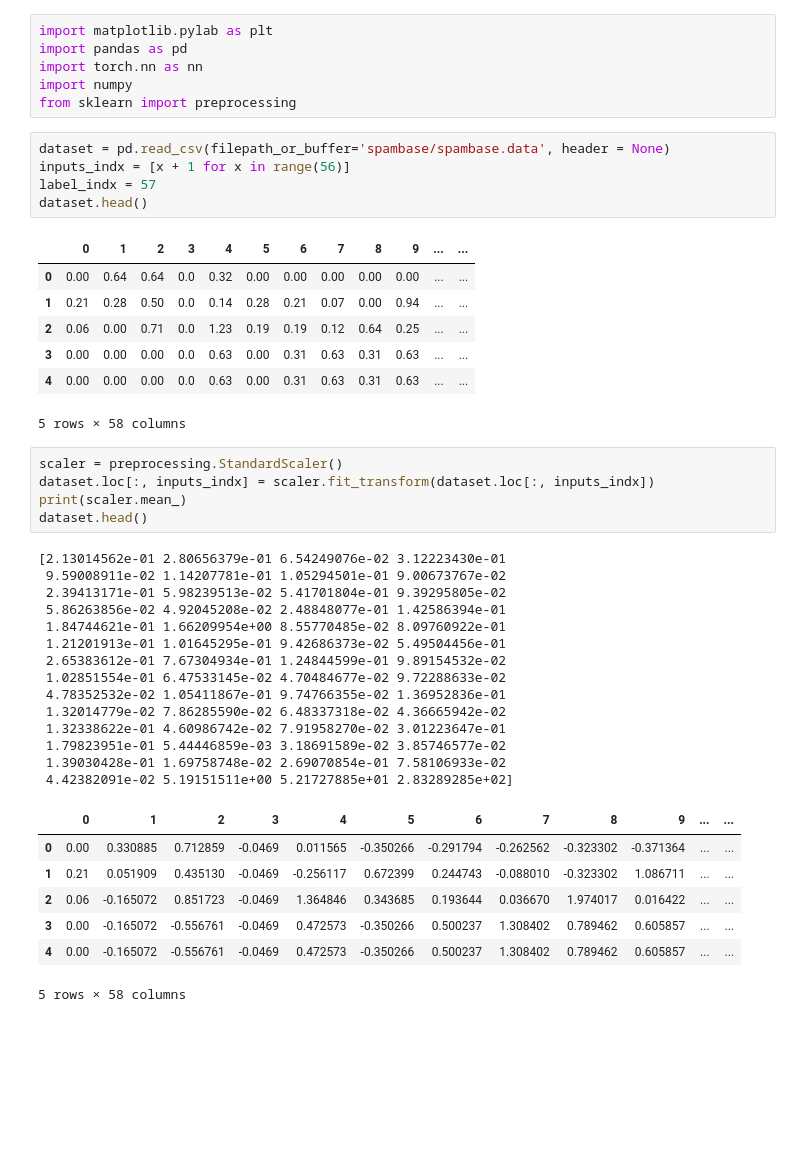
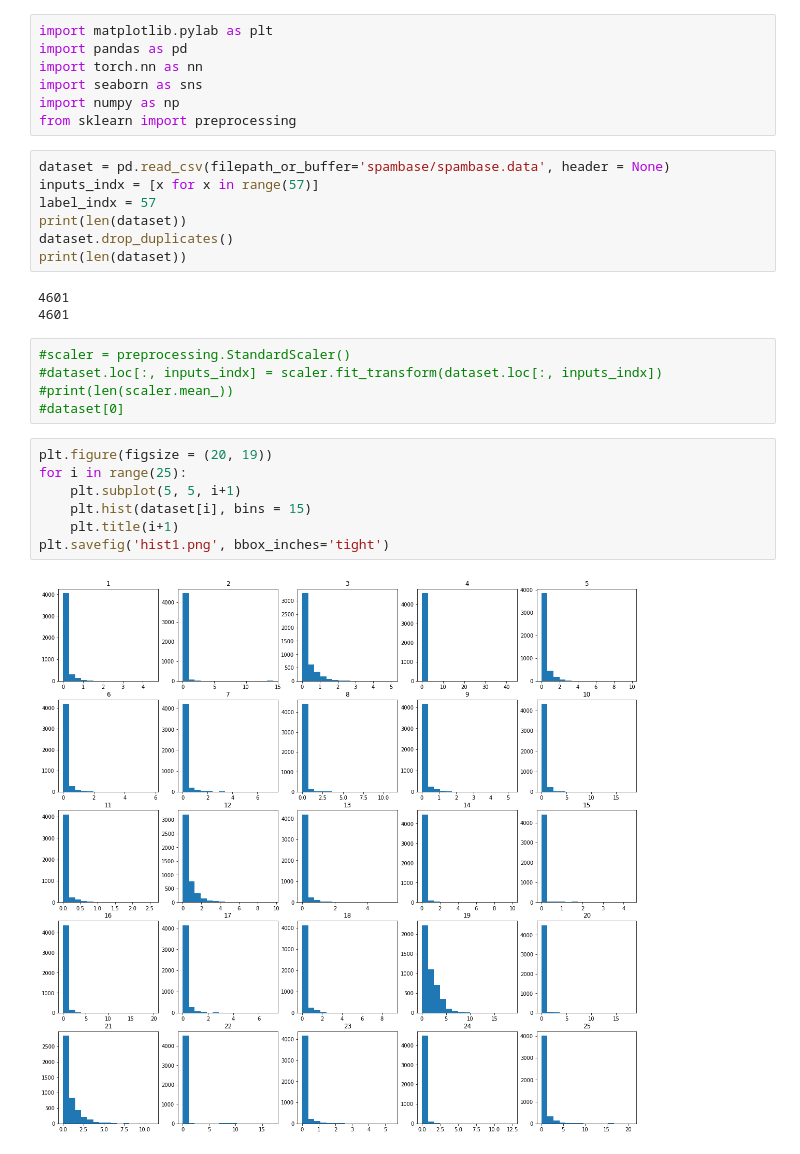
Before and after one commit to SultanovAR/mephi_course_neuro, a Jupyter notebook: bdz/bdz.ipynb, the cells around one changed output. Cells and saved outputs as stored; diff of their text form; blank space fills up the shorter version.

```diff
--- a/bdz/bdz.ipynb
+++ b/bdz/bdz.ipynb
@@ -2,45 +2,30 @@
 import matplotlib.pylab as plt
 import pandas as pd
 import torch.nn as nn
-import numpy
+import seaborn as sns
+import numpy as np
 from sklearn import preprocessing
 # %%
 dataset = pd.read_csv(filepath_or_buffer='spambase/spambase.data', header = None)
-inputs_indx = [x + 1 for x in range(56)]
+inputs_indx = [x for x in range(57)]
 label_indx = 57
-dataset.head()
+print(len(dataset))
+dataset.drop_duplicates()
+print(len(dataset))
 # %% [output]
-|  | 0 | 1 | 2 | 3 | 4 | 5 | 6 | 7 | 8 | 9 | ... | ... |
-| 0 | 0.00 | 0.64 | 0.64 | 0.0 | 0.32 | 0.00 | 0.00 | 0.00 | 0.00 | 0.00 | ... | ... |
-| 1 | 0.21 | 0.28 | 0.50 | 0.0 | 0.14 | 0.28 | 0.21 | 0.07 | 0.00 | 0.94 | ... | ... |
-| 2 | 0.06 | 0.00 | 0.71 | 0.0 | 1.23 | 0.19 | 0.19 | 0.12 | 0.64 | 0.25 | ... | ... |
-| 3 | 0.00 | 0.00 | 0.00 | 0.0 | 0.63 | 0.00 | 0.31 | 0.63 | 0.31 | 0.63 | ... | ... |
-| 4 | 0.00 | 0.00 | 0.00 | 0.0 | 0.63 | 0.00 | 0.31 | 0.63 | 0.31 | 0.63 | ... | ... |
-5 rows × 58 columns
+4601
+4601
 # %%
-scaler = preprocessing.StandardScaler()
-dataset.loc[:, inputs_indx] = scaler.fit_transform(dataset.loc[:, inputs_indx])
-print(scaler.mean_)
-dataset.head()
+#scaler = preprocessing.StandardScaler()
+#dataset.loc[:, inputs_indx] = scaler.fit_transform(dataset.loc[:, inputs_indx])
+#print(len(scaler.mean_))
+#dataset[0]
-# %% [output]
-[2.13014562e-01 2.80656379e-01 6.54249076e-02 3.12223430e-01
- 9.59008911e-02 1.14207781e-01 1.05294501e-01 9.00673767e-02
- 2.39413171e-01 5.98239513e-02 5.41701804e-01 9.39295805e-02
- 5.86263856e-02 4.92045208e-02 2.48848077e-01 1.42586394e-01
- 1.84744621e-01 1.66209954e+00 8.55770485e-02 8.09760922e-01
- 1.21201913e-01 1.01645295e-01 9.42686373e-02 5.49504456e-01
- 2.65383612e-01 7.67304934e-01 1.24844599e-01 9.89154532e-02
- 1.02851554e-01 6.47533145e-02 4.70484677e-02 9.72288633e-02
- 4.78352532e-02 1.05411867e-01 9.74766355e-02 1.36952836e-01
- 1.32014779e-02 7.86285590e-02 6.48337318e-02 4.36665942e-02
- 1.32338622e-01 4.60986742e-02 7.91958270e-02 3.01223647e-01
- 1.79823951e-01 5.44446859e-03 3.18691589e-02 3.85746577e-02
- 1.39030428e-01 1.69758748e-02 2.69070854e-01 7.58106933e-02
- 4.42382091e-02 5.19151511e+00 5.21727885e+01 2.83289285e+02]
-|  | 0 | 1 | 2 | 3 | 4 | 5 | 6 | 7 | 8 | 9 | ... | ... |
-| 0 | 0.00 | 0.330885 | 0.712859 | -0.0469 | 0.011565 | -0.350266 | -0.291794 | -0.262562 | -0.323302 | -0.371364 | ... | ... |
-| 1 | 0.21 | 0.051909 | 0.435130 | -0.0469 | -0.256117 | 0.672399 | 0.244743 | -0.088010 | -0.323302 | 1.086711 | ... | ... |
-| 2 | 0.06 | -0.165072 | 0.851723 | -0.0469 | 1.364846 | 0.343685 | 0.193644 | 0.036670 | 1.974017 | 0.016422 | ... | ... |
-| 3 | 0.00 | -0.165072 | -0.556761 | -0.0469 | 0.472573 | -0.350266 | 0.500237 | 1.308402 | 0.789462 | 0.605857 | ... | ... |
-| 4 | 0.00 | -0.165072 | -0.556761 | -0.0469 | 0.472573 | -0.350266 | 0.500237 | 1.308402 | 0.789462 | 0.605857 | ... | ... |
-5 rows × 58 columns
+# %%
+plt.figure(figsize = (20, 19))
+for i in range(25):
+    plt.subplot(5, 5, i+1)
+    plt.hist(dataset[i], bins = 15)
+    plt.title(i+1)
+plt.savefig('hist1.png', bbox_inches='tight')
+# %% [output]
+[figure, added]
```
Also changed, not shown: parts of 11 cells of this notebook, 22 other files.
